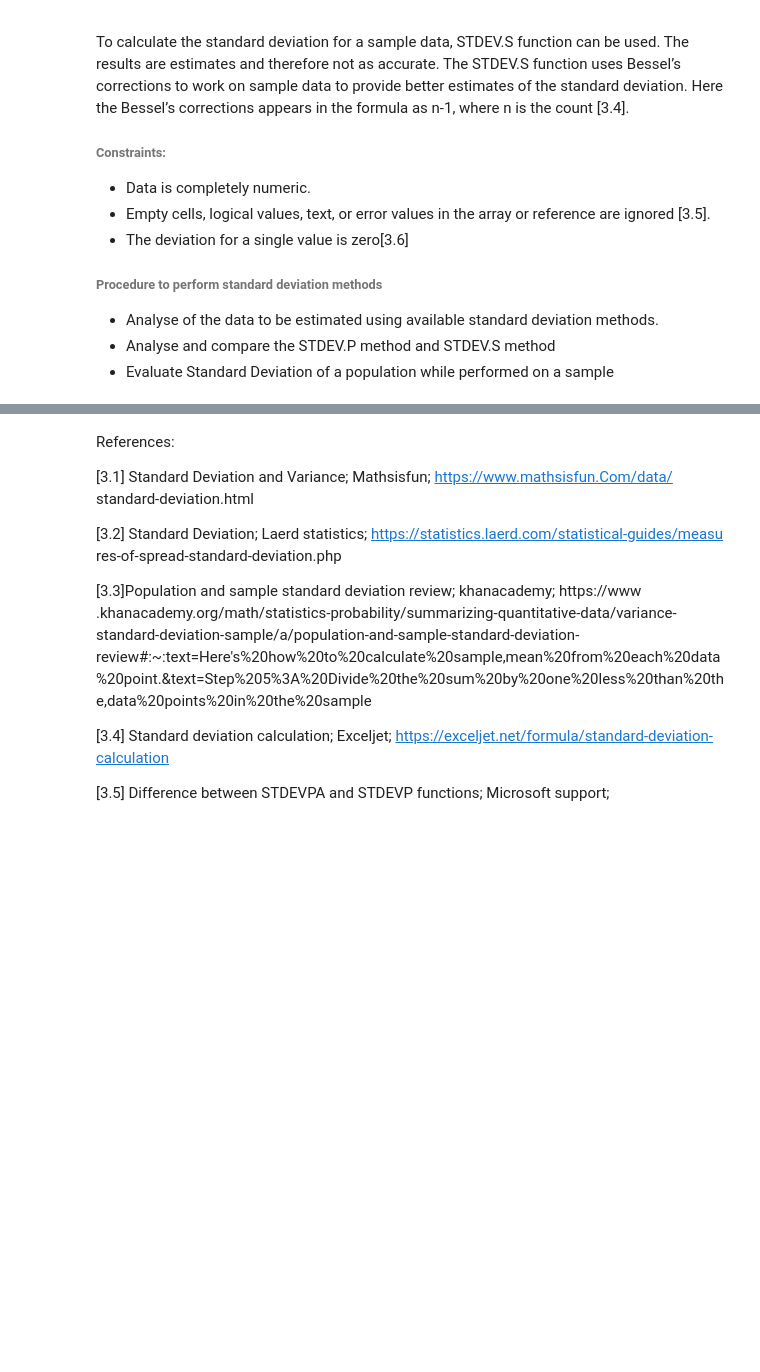
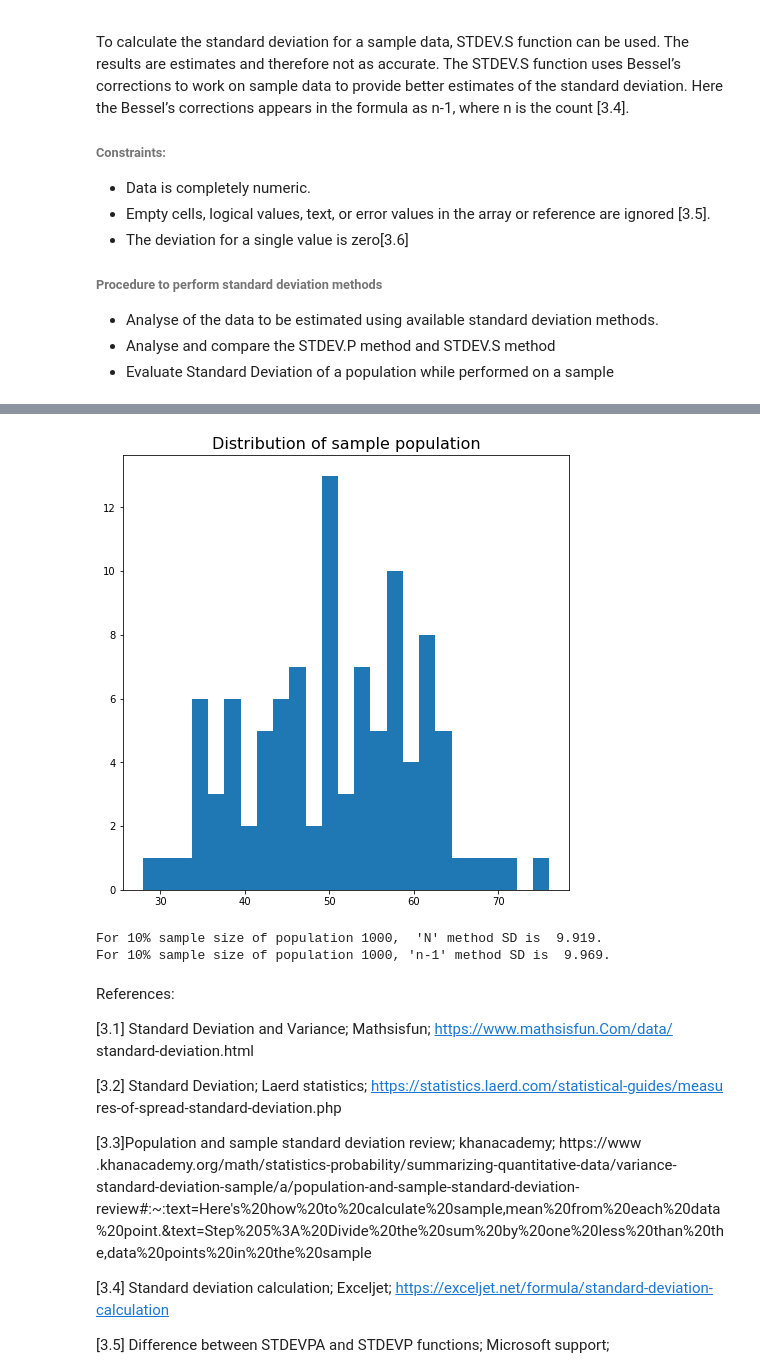
Before and after one commit to SasiGV/ML-Task2020, a Jupyter notebook: ML-Task2020.ipynb, the cells around one changed output, grey strips where cells are left out. Saved outputs shown, nothing was run; the diff lists cells and outputs as text; code cells hidden in the pictures; blank space fills up the shorter version.

```diff
--- a/ML-Task2020.ipynb
+++ b/ML-Task2020.ipynb
@@ -380,3 +428,40 @@ To calculate the standard deviation for a sample data, STDEV.S function can be u
+# %%
+# Take a 10% sample from the population
+sam_prop = 0.1
+
+# Code adapted from https://docs.scipy.org/doc/numpy-1.15.0/reference/generated/numpy.random.choice.html#numpy.random.choice
+sam_pop = np.random.choice(pop, size=int(sam_prop*pop.size), replace=False)
+
+# Display array. Code adapted from https://matplotlib.org/3.3.3/api/_as_gen/matplotlib.pyplot.hist.html
+figure = plt.hist(sam_pop, bins=25)
+
+
+plt.title("Distribution of sample population", fontsize = 16)
+plt.show()
+# %% [output]
+[figure, added]
+# %%
+# Calculate the standard deviation of sample population using the 'N' method
+sam_sd_p = sdp(sam_pop)
+
+# Display sample population SD result base
+print(f"""For {int((sam_pop.size/pop.size)*100)}% sample size of population {pop.size},  'N' method SD is {sam_sd_p:6.3f}.""")
+
+# Define function to calculate the sample standard deviation of population using the 'n-1' method
+def sds(pop):
+    """Function to calculate the sample standard deviation
+        of a population using the 'n-1' method
+        """
+    return np.sqrt(np.sum(np.square(pop - np.mean(pop)))/(pop.size-1))
+
+# Calculate the standard deviation of sample population using the 'n-1' method
+sd_s = sds(sam_pop)
+
+# Display sample population SD result base
+print(f"""For {int((sam_pop.size/pop.size)*100)}% sample size of population {pop.size}, 'n-1' method SD is {sd_s:6.3f}.\n""")
+# %% [output]
+For 10% sample size of population 1000,  'N' method SD is  9.919.
+For 10% sample size of population 1000, 'n-1' method SD is  9.969.
 # %% [markdown]
 References:
 
```
Also changed, not shown: parts of 4 cells of this notebook.
